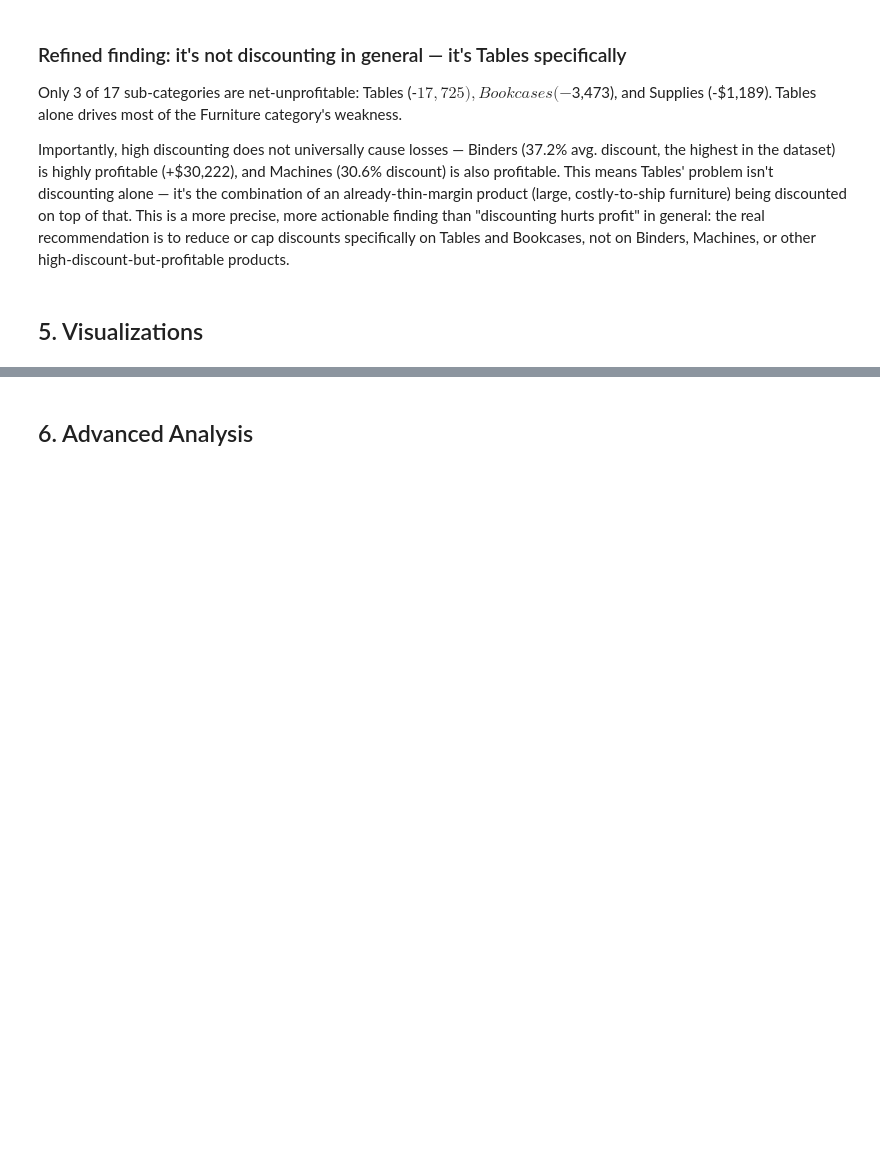
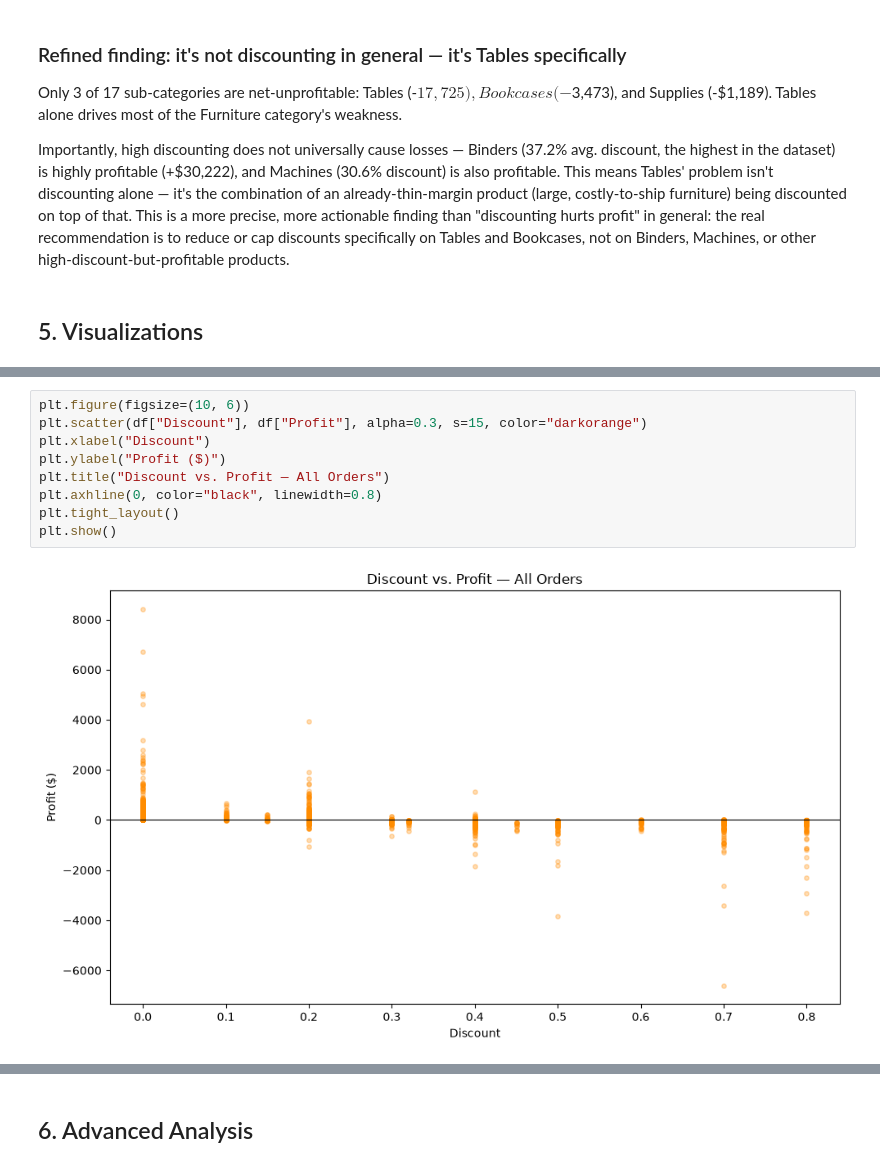
Before and after one commit to drfrenkp-prog/hackathon-1-data-analysis, a Jupyter notebook: notebooks/hackathon1.ipynb, the cells around one changed output, grey strips where cells are left out. Saved outputs shown, nothing was run; the diff lists cells and outputs as text; blank space fills up the shorter version.

```diff
--- a/notebooks/hackathon1.ipynb
+++ b/notebooks/hackathon1.ipynb
@@ -261,0 +281,11 @@ Importantly, high discounting does not universally cause losses — Binders (37.
+# %%
+plt.figure(figsize=(10, 6))
+plt.scatter(df["Discount"], df["Profit"], alpha=0.3, s=15, color="darkorange")
+plt.xlabel("Discount")
+plt.ylabel("Profit ($)")
+plt.title("Discount vs. Profit — All Orders")
+plt.axhline(0, color="black", linewidth=0.8)
+plt.tight_layout()
+plt.show()
+# %% [output]
+[figure, added]
```
Also changed, not shown: parts of 20 cells of this notebook.
